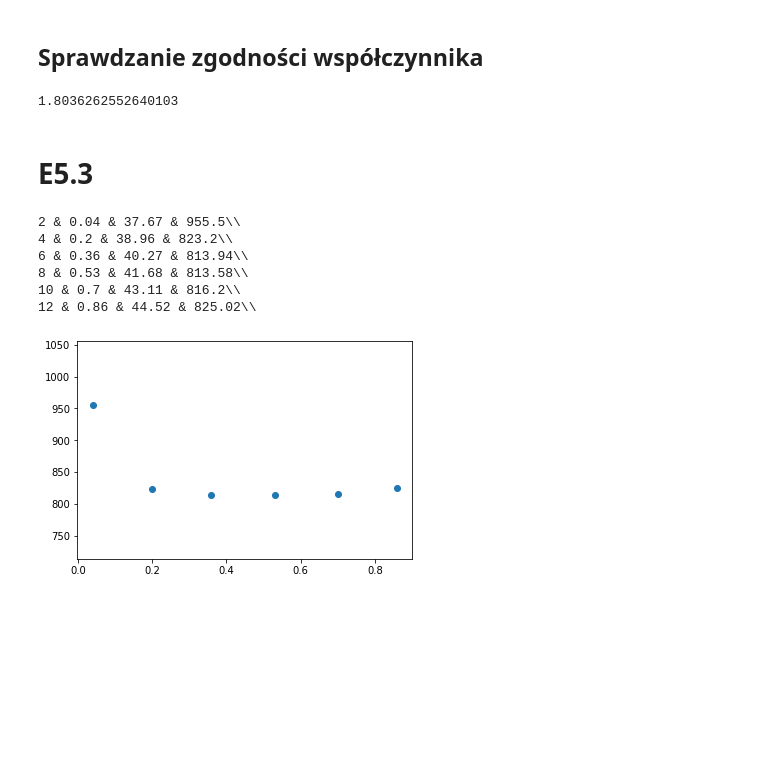
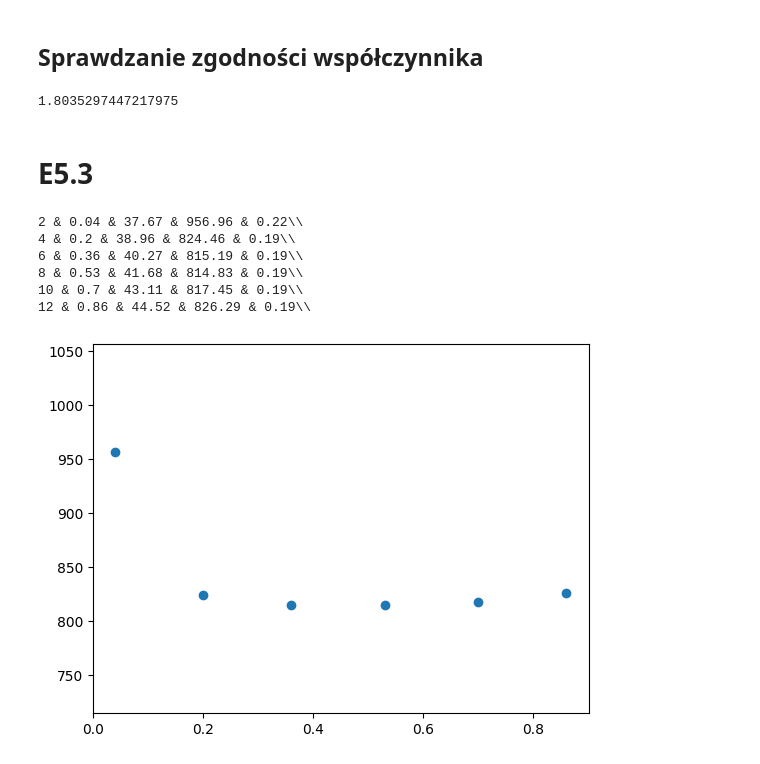
Before and after one commit to Roagen7/fizyka_laborka, a Jupyter notebook: wykres/labe5.ipynb, the cells around one changed output. Drawn from its saved outputs; the diff is of its cells as text; code cells hidden in the pictures; blank space fills up the shorter version.

```diff
--- a/wykres/labe5.ipynb
+++ b/wykres/labe5.ipynb
@@ -19,7 +19,9 @@ m_53 = np.array([37.67, 38.96, 40.27, 41.68, 43.11, 44.52])
 # Stałe
 # %%
 m0 = 37.28
-g = 9.80
+g = 9.815
 L = 0.1
+deltaM = 0.01
+deltaI = 0.02
 # %% [markdown]
 # Utilities
@@ -95,21 +113,22 @@ B12V_52 = F12V_51/(I12V_51*L)
 A12V_52 = B12V_52 * L / g
 print(np.mean(A12V_52))
 # %% [output]
-1.8036262552640103
+1.8035297447217975
 # %% [markdown]
 # E5.3
 # %%
 B_53 = np.round(((m_53 - m0) * g) / (I_53 * L), 2)
-print(wyplujTabeleLatex(U_53, I_53, m_53, B_53))
+deltaB_53 = np.round((((m_53 - m0)/I_53) * deltaI) +deltaM+deltaM, 2)
+print(wyplujTabeleLatex(U_53, I_53, m_53, B_53,deltaB_53 ))
 
 plt.ylim(np.min(B_53) - 100, np.max(B_53) + 100)
 plt.scatter(I_53, B_53)
 plt.show()
 # %% [output]
-2 & 0.04 & 37.67 & 955.5\\
-4 & 0.2 & 38.96 & 823.2\\
-6 & 0.36 & 40.27 & 813.94\\
-8 & 0.53 & 41.68 & 813.58\\
-10 & 0.7 & 43.11 & 816.2\\
-12 & 0.86 & 44.52 & 825.02\\
+2 & 0.04 & 37.67 & 956.96 & 0.22\\
+4 & 0.2 & 38.96 & 824.46 & 0.19\\
+6 & 0.36 & 40.27 & 815.19 & 0.19\\
+8 & 0.53 & 41.68 & 814.83 & 0.19\\
+10 & 0.7 & 43.11 & 817.45 & 0.19\\
+12 & 0.86 & 44.52 & 826.29 & 0.19\\
-[figure, old version]
+[figure, new version]
```
Also changed, not shown: parts of 4 cells of this notebook, 5 other files.
